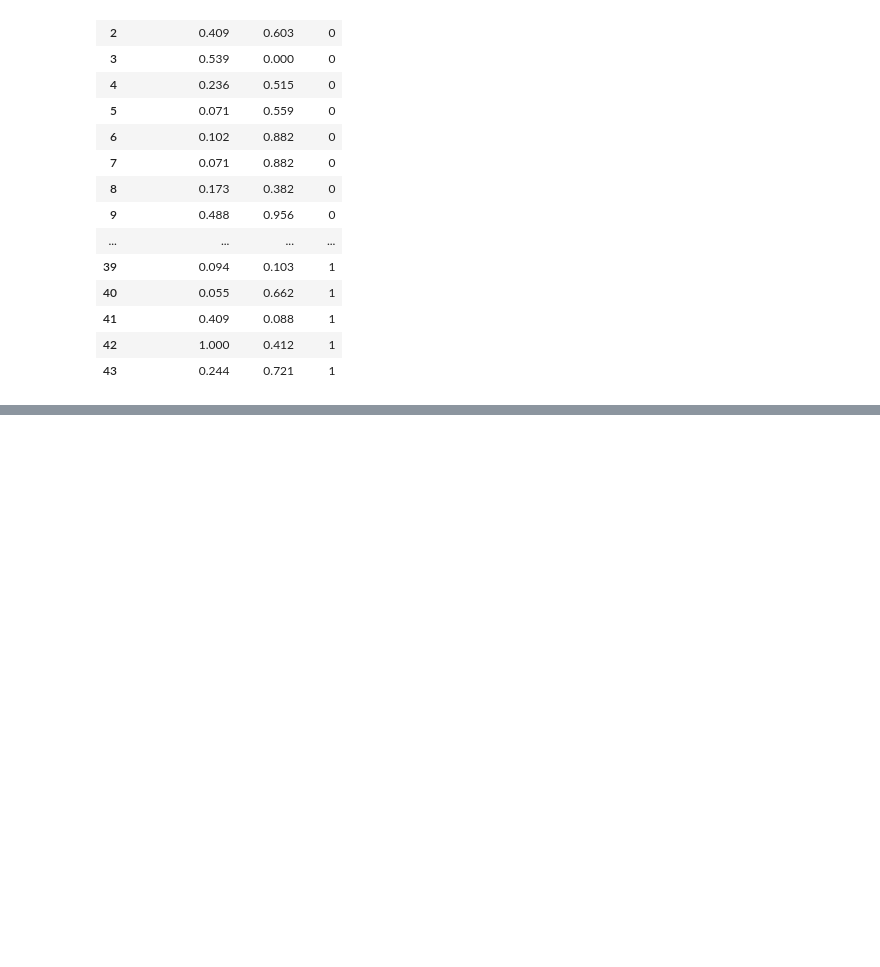
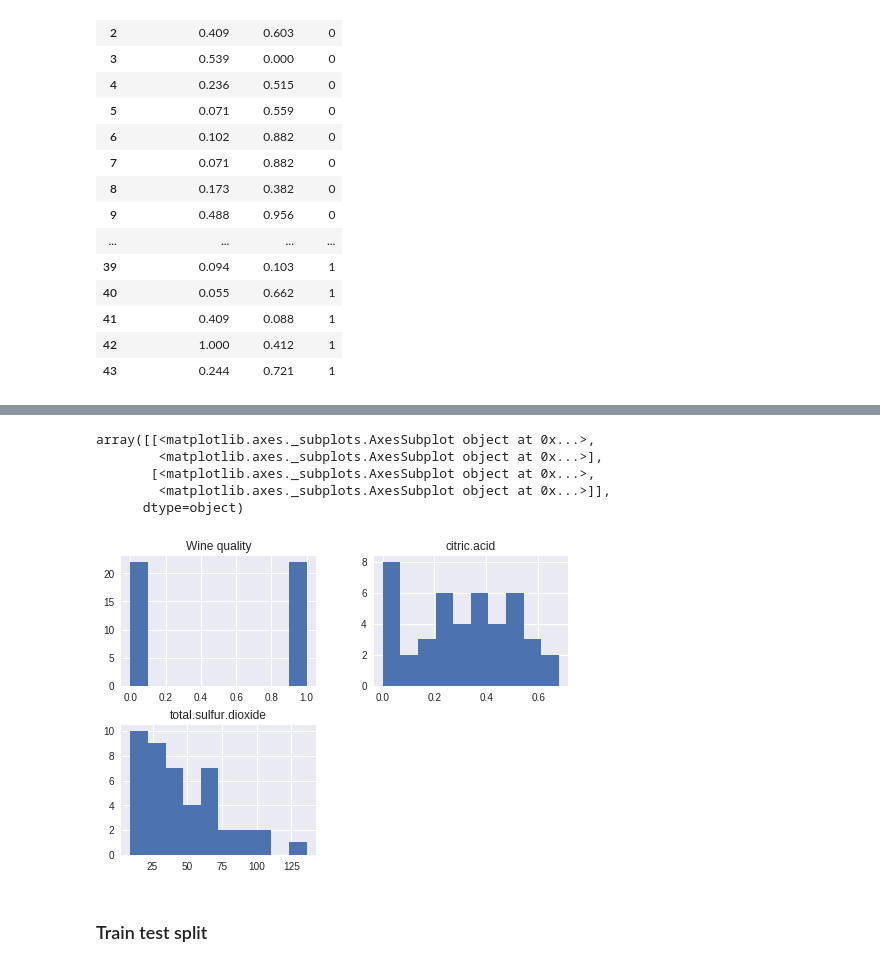
Before and after one commit to kaline/CMP263---2022-1---KNN, a Jupyter notebook: test.ipynb, the cells around one changed output, grey strips where cells are left out. Cells and saved outputs as stored; diff of their text form; code cells hidden in the pictures; blank space fills up the shorter version.

```diff
--- a/test.ipynb
+++ b/test.ipynb
@@ -119,0 +183,5 @@ TrainingData_2F_Norm
+# %%
+if 'ID' in TrainingData_2F_Original:
+    TrainingData_2F_Original = TrainingData_2F_Original.drop(columns=['ID'])
+    TrainingData_2F_Original
+TrainingData_2F_Original.head()
@@ -119,0 +195,3 @@ TrainingData_2F_Norm
+# %%
+TrainingData_2F_Original = TrainingData_2F_Original.rename(columns={'class':'Wine quality'})
+TrainingData_2F_Original.head()
@@ -119,0 +217,11 @@ TrainingData_2F_Norm
+# %%
+TrainingData_2F_Original.hist()
+# %% [output]
+array([[<matplotlib.axes._subplots.AxesSubplot object at 0x...>,
+        <matplotlib.axes._subplots.AxesSubplot object at 0x...>],
+       [<matplotlib.axes._subplots.AxesSubplot object at 0x...>,
+        <matplotlib.axes._subplots.AxesSubplot object at 0x...>]],
+      dtype=object)
+[figure, added]
+# %% [markdown]
+### Train test split
```
Also changed, not shown: parts of 21 cells of this notebook.
